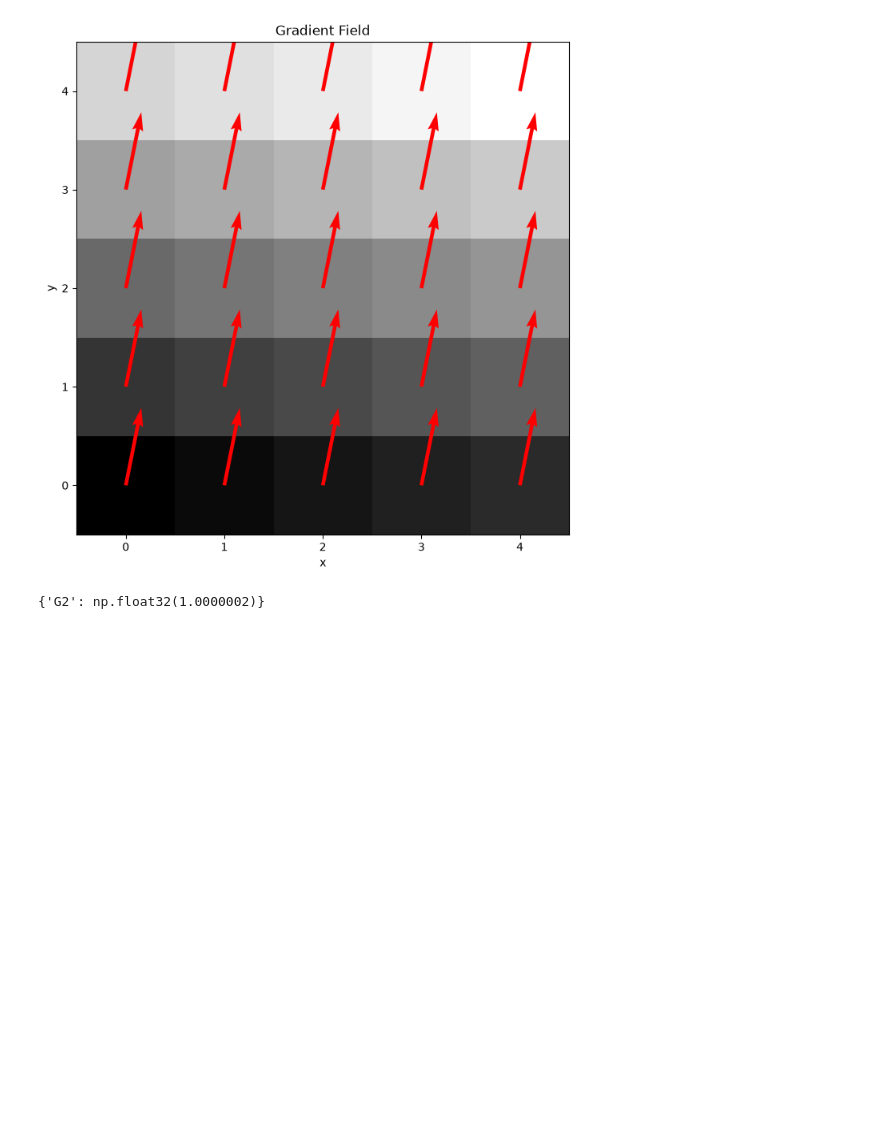
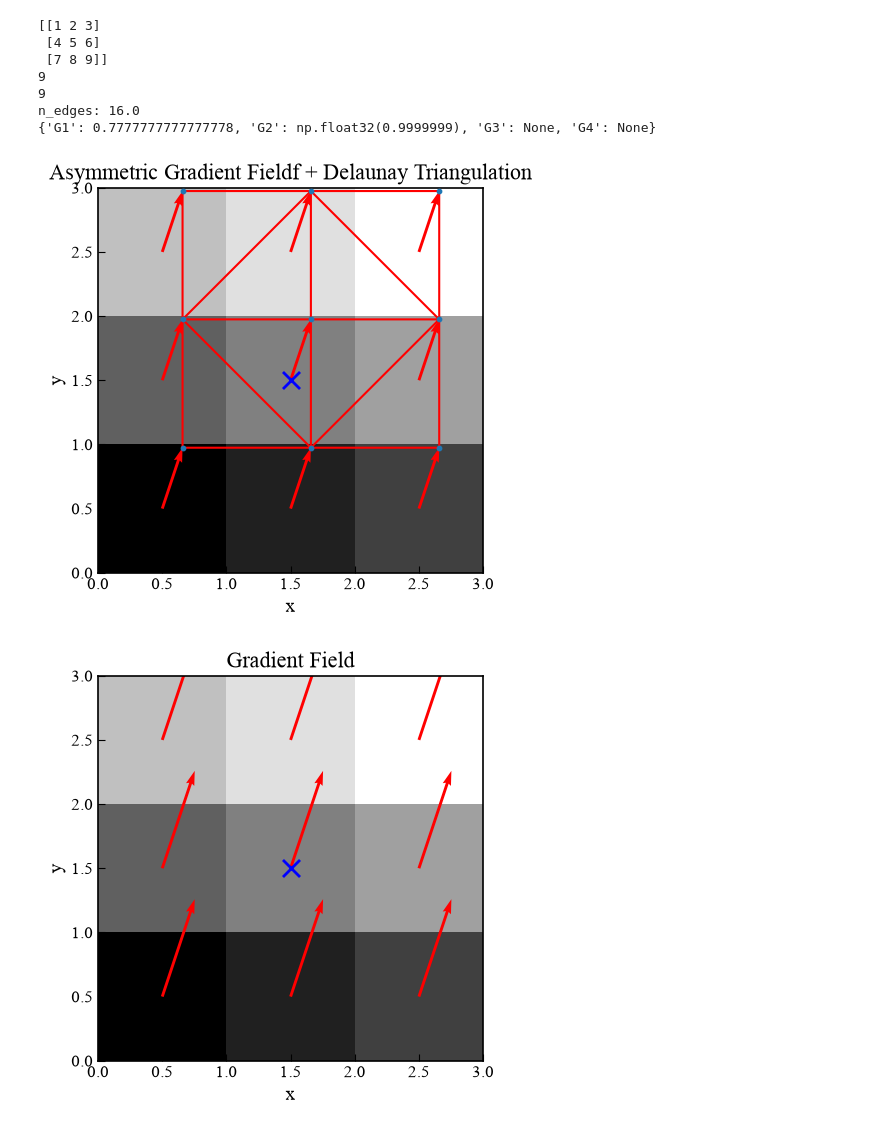
Before and after one commit to Desduh/gpa, a Jupyter notebook: gpa.ipynb, the cells around one changed output. Cells and saved outputs as stored; diff of their text form; code cells hidden in the pictures; blank space fills up the shorter version.

```diff
--- a/gpa.ipynb
+++ b/gpa.ipynb
@@ -900,7 +1435,7 @@ def create_laminar_matrix(n):
 
 
 # Example
-laminar = create_laminar_matrix(5)
+laminar = create_laminar_matrix(3)
 
 plt.figure(figsize=(5, 5))
 plt.imshow(laminar, cmap="viridis", origin="upper")
@@ -941,7 +1506,19 @@ gpaObject.evaluate(mtol=0.019999999552965164, ftol=0.029999999329447746, ptol=0.
 # %%
+print(laminar)
 gpaObject = GPA(laminar)
-gpaObject.setPosition(2, 2)
-gpaObject.evaluate(mtol=0.019999999552965164, ftol=0.029999999329447746, ptol=0.009999999776482582, plot=True, moments=("G2"))
+gpaObject.setPosition(1, 1)
+ga = gpaObject.evaluate(mtol=0.019999999552965164, ftol=0.029999999329447746, ptol=0.009999999776482582)
+print(ga)
+gpaObject.plot_delaunay_triangulation()
+gpaObject.plot_gradient_field(fixed_length=True)
+gpaObject.plot_asymmetric_gradient_field(fixed_length=True)
 # %% [output]
+[[1 2 3]
+ [4 5 6]
+ [7 8 9]]
+9
+9
+n_edges: 16.0
+{'G1': 0.7777777777777778, 'G2': np.float32(0.9999999), 'G3': None, 'G4': None}
-[figure, old version]
+[figure, new version]
-{'G2': np.float32(1.0000002)}
+[figure, added]
```
Also changed, not shown: parts of 10 cells of this notebook, 2 other files.
